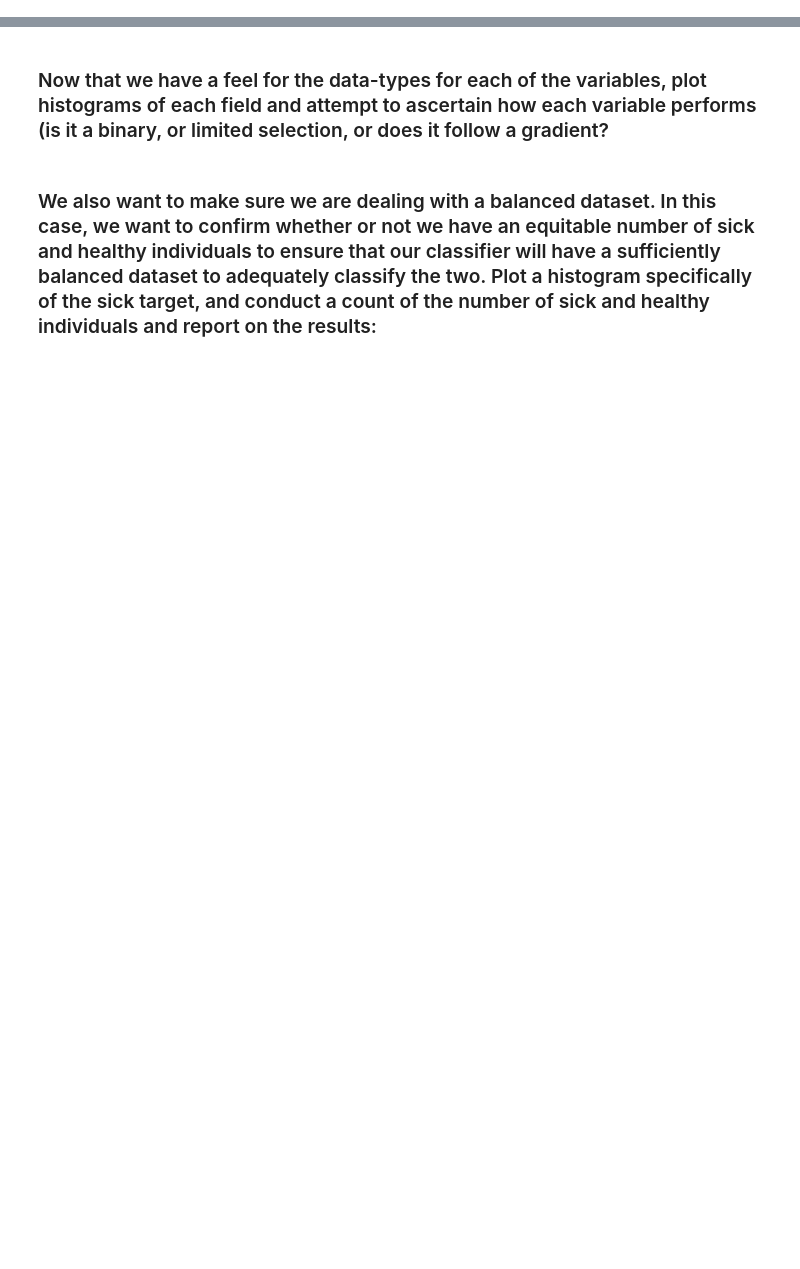
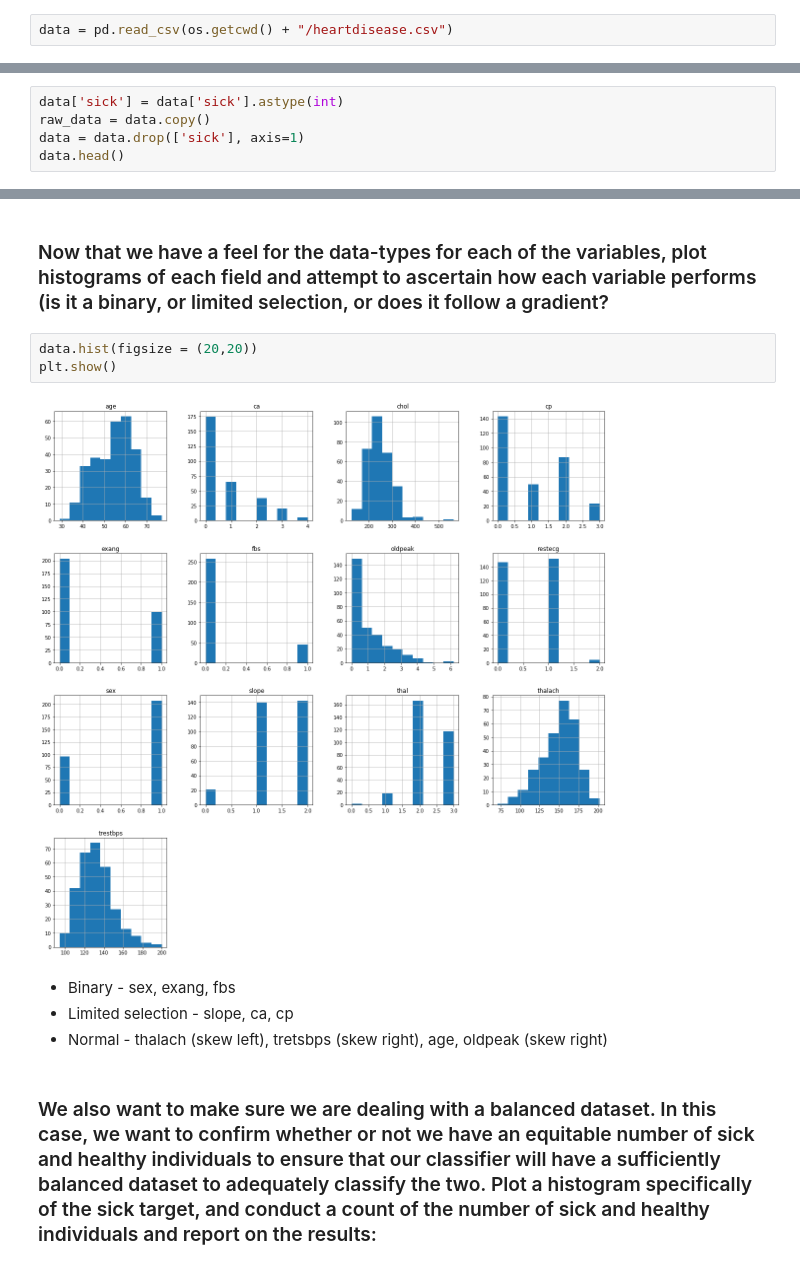
Before and after one commit to prithvikannan/cs-m148, a Jupyter notebook: Project2/csm148_project2-Spring21-Final-BLANK.ipynb, the cells around one changed output, grey strips where cells are left out. Cells and saved outputs as stored; diff of their text form; blank space fills up the shorter version.

```diff
--- a/Project2/csm148_project2-Spring21-Final-BLANK.ipynb
+++ b/Project2/csm148_project2-Spring21-Final-BLANK.ipynb
@@ -107,5 +108,7 @@ def draw_confusion_matrix(y, yhat, classes):
 ## Part 1. Load the Data and Analyze
 # %% [markdown]
 Let's first load our dataset so we'll be able to work with it. (correct the relative path if your notebook is in a different directory than the csv file.)
+# %%
+data = pd.read_csv(os.getcwd() + "/heartdisease.csv")
 # %% [markdown]
 ### Now that our data is loaded, let's take a closer look at the dataset we're working with. Use the head method,  the describe method, and the info method to display some of the rows so we can visualize the types of data fields we'll be working with.
@@ -120,2 +156,7 @@ Let's first load our dataset so we'll be able to work with it. (correct the rela
 # %% [markdown]
 ### Before we begin our analysis we need to fix the field(s) that will be problematic. Specifically convert our boolean sick variable into a binary numeric target variable (values of either '0' or '1'), and then drop the original sick datafield from the dataframe. (hint: try label encoder or .astype()
+# %%
+data['sick'] = data['sick'].astype(int)
+raw_data = data.copy()
+data = data.drop(['sick'], axis=1)
+data.head()
@@ -122,4 +170,13 @@ Let's first load our dataset so we'll be able to work with it. (correct the rela
 # %% [markdown]
 ### Now that we have a feel for the data-types for each of the variables, plot histograms of each field and attempt to ascertain how each variable performs (is it a binary, or limited selection, or does it follow a gradient?
+# %%
+data.hist(figsize = (20,20))
+plt.show()
+# %% [output]
+[figure, added]
+# %% [markdown]
+- Binary -  sex, exang, fbs
+- Limited selection - slope, ca, cp
+- Normal - thalach (skew left), tretsbps (skew right), age, oldpeak (skew right)
 # %% [markdown]
 ### We also want to make sure we are dealing with a balanced dataset. In this case, we want to confirm whether or not we have an equitable number of  sick and healthy individuals to ensure that our classifier will have a sufficiently balanced dataset to adequately classify the two. Plot a histogram specifically of the sick target, and conduct a count of the number of sick and healthy individuals and report on the results:
```
Also changed, not shown: parts of 31 cells of this notebook.
